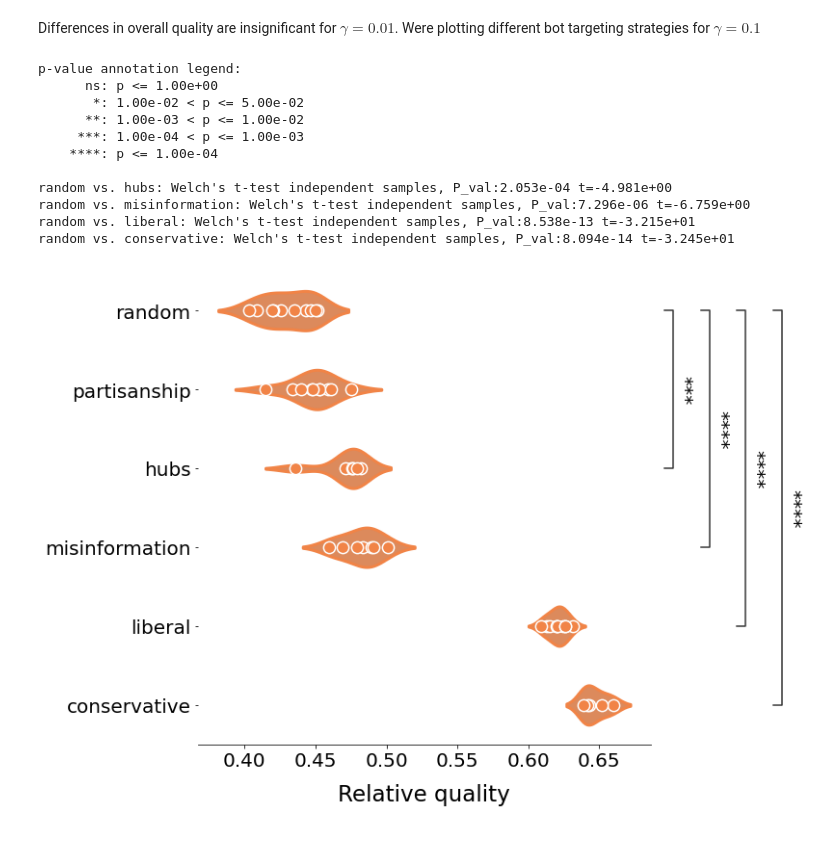
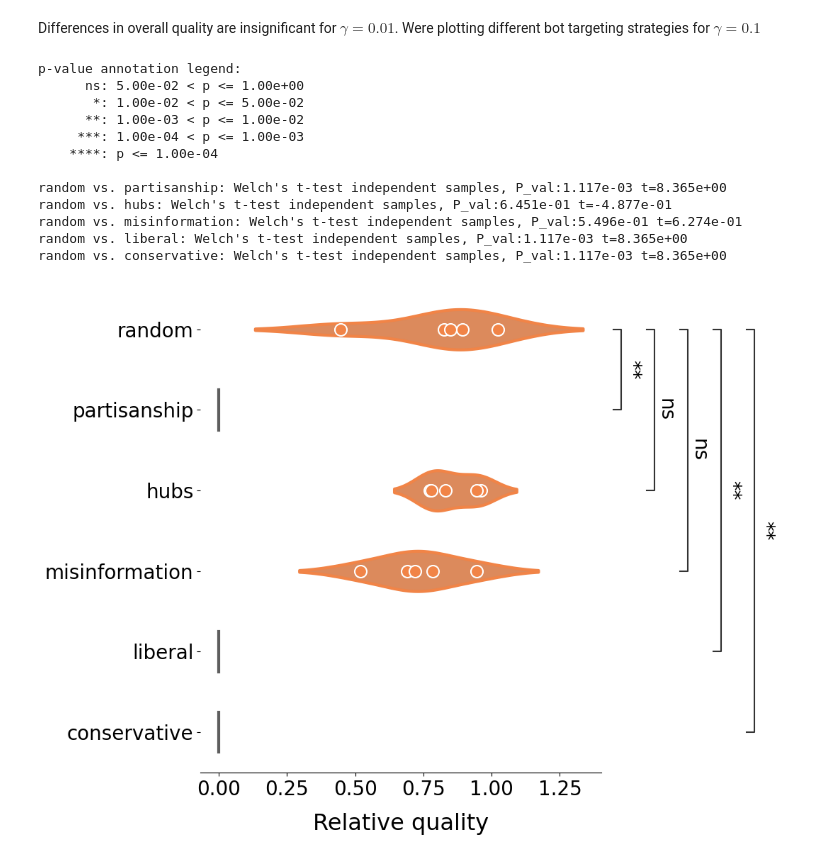
Before and after one commit to osome-iu/SimSoM, a Jupyter notebook: experiments/10172023_v3.0_exps/plot_findings_v3.0.ipynb, the cells around one changed output. Drawn from its saved outputs; the diff is of its cells as text; code cells hidden in the pictures.

Commit message:
results small network v3.0

```diff
--- a/experiments/10172023_v3.0_exps/plot_findings_v3.0.ipynb
+++ b/experiments/10172023_v3.0_exps/plot_findings_v3.0.ipynb
@@ -257,7 +257,7 @@ warnings.filterwarnings("ignore")
 # %% [markdown]
 # Baseline results
 # %%
-folders = ["baseline", "baseline_7runs"]
+folders = ["baseline_5runs"]
 dfs = []
 for folder in folders:
     data = json.load(open(f"{RES_DIR}/{folder}/baseline.json", "r"))
@@ -641,9 +595,8 @@ Data is a subset of joint effect experiments
 # %% [markdown]
 ### Thetaphi
 # %%
-RES_DIR_ = "results_bigred"
 data = read_data(
-    RES_DIR_, folders=["vary_thetaphi", "vary_thetaphi_4runs", "vary_thetaphi_5runs"]
+    RES_DIR, folders=["vary_thetaphi_5runs"]
 )
 # Reset quality cols
 data = reindex_cols(data, col_name_prefix="quality")
@@ -699,7 +632,7 @@ phigamma = data.loc[:, ~data.columns.duplicated()].copy().reset_index(drop=True)
 # %% [markdown]
 ### Thetagamma
 # %%
-data = read_data(RES_DIR, folders=["vary_thetagamma", "vary_thetagamma_4runs"])
+data = read_data(RES_DIR, folders=["vary_thetagamma_5runs"])
 # Reset quality cols
 data = reindex_cols(data, col_name_prefix="quality")
 
@@ -1097,8 +1095,7 @@ else:
 # %% [markdown]
 Differences in overall quality are insignificant for $\gamma=0.01$. Were plotting different bot targeting strategies for $\gamma=0.1$
 # %%
-dfs = read_data(RES_DIR, folders=["vary_gamma"])
-data = dfs[0]
+data = read_data(RES_DIR, folders=["strategies_5runs_"])
 data = data[data.gamma == 0.1]
 data = reindex_cols(data, col_name_prefix="quality")
 data = get_relative(data, baseline_val, col_name_prefix="quality")
@@ -1136,7 +1133,7 @@ pairs = [
     ("liberal", "random"),
     ("hubs", "random"),
     ("conservative", "random"),
-    #         ('partisanship', 'random') #insignificant
+    ('partisanship', 'random') #insignificant
 ]
 annotator = Annotator(
     ax,
@@ -1156,36 +1153,37 @@ annotator.configure(
 )
 annotator.apply_and_annotate()
 
 # Format
 violin.tick_params(axis="x", labelsize=20)
 violin.tick_params(axis="y", labelsize=20)
 
 violin.set_ylabel(None)
 violin.set_xlabel("Relative quality", fontsize=23, labelpad=14)
 
 patch_violinplot(ax, alpha=1, multicolor=False)
 point_violinplot(ax, pointsize=150, edgecolor="white", multicolor=False)
 sns.despine(top=True, right=True, left=True)
 
 # Saving
 plt.tight_layout()
 
 fig = violin.get_figure()
 if fpath is not None:
     fig.savefig(f"{fpath}.pdf")
     fig.savefig(f"{fpath}.png")
 else:
     plt.show()
 # %% [output]
 p-value annotation legend:
-      ns: p <= 1.00e+00
+      ns: 5.00e-02 < p <= 1.00e+00
        *: 1.00e-02 < p <= 5.00e-02
       **: 1.00e-03 < p <= 1.00e-02
      ***: 1.00e-04 < p <= 1.00e-03
     ****: p <= 1.00e-04
 
-random vs. hubs: Welch's t-test independent samples, P_val:2.053e-04 t=-4.981e+00
-random vs. misinformation: Welch's t-test independent samples, P_val:7.296e-06 t=-6.759e+00
-random vs. liberal: Welch's t-test independent samples, P_val:8.538e-13 t=-3.215e+01
-random vs. conservative: Welch's t-test independent samples, P_val:8.094e-14 t=-3.245e+01
+random vs. partisanship: Welch's t-test independent samples, P_val:1.117e-03 t=8.365e+00
+random vs. hubs: Welch's t-test independent samples, P_val:6.451e-01 t=-4.877e-01
+random vs. misinformation: Welch's t-test independent samples, P_val:5.496e-01 t=6.274e-01
+random vs. liberal: Welch's t-test independent samples, P_val:1.117e-03 t=8.365e+00
+random vs. conservative: Welch's t-test independent samples, P_val:1.117e-03 t=8.365e+00
-[figure, old version]
+[figure, new version]
```
Also changed, not shown: parts of 34 cells of this notebook.
